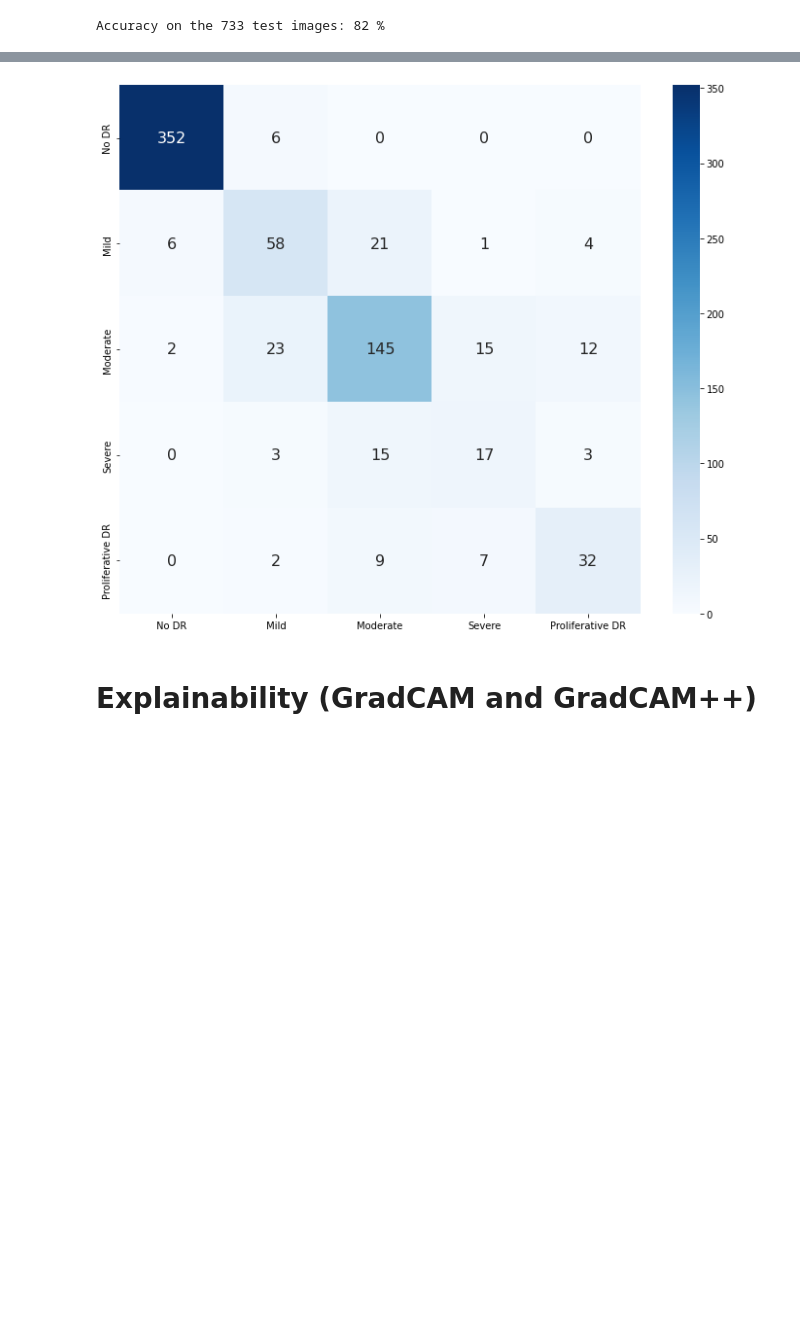
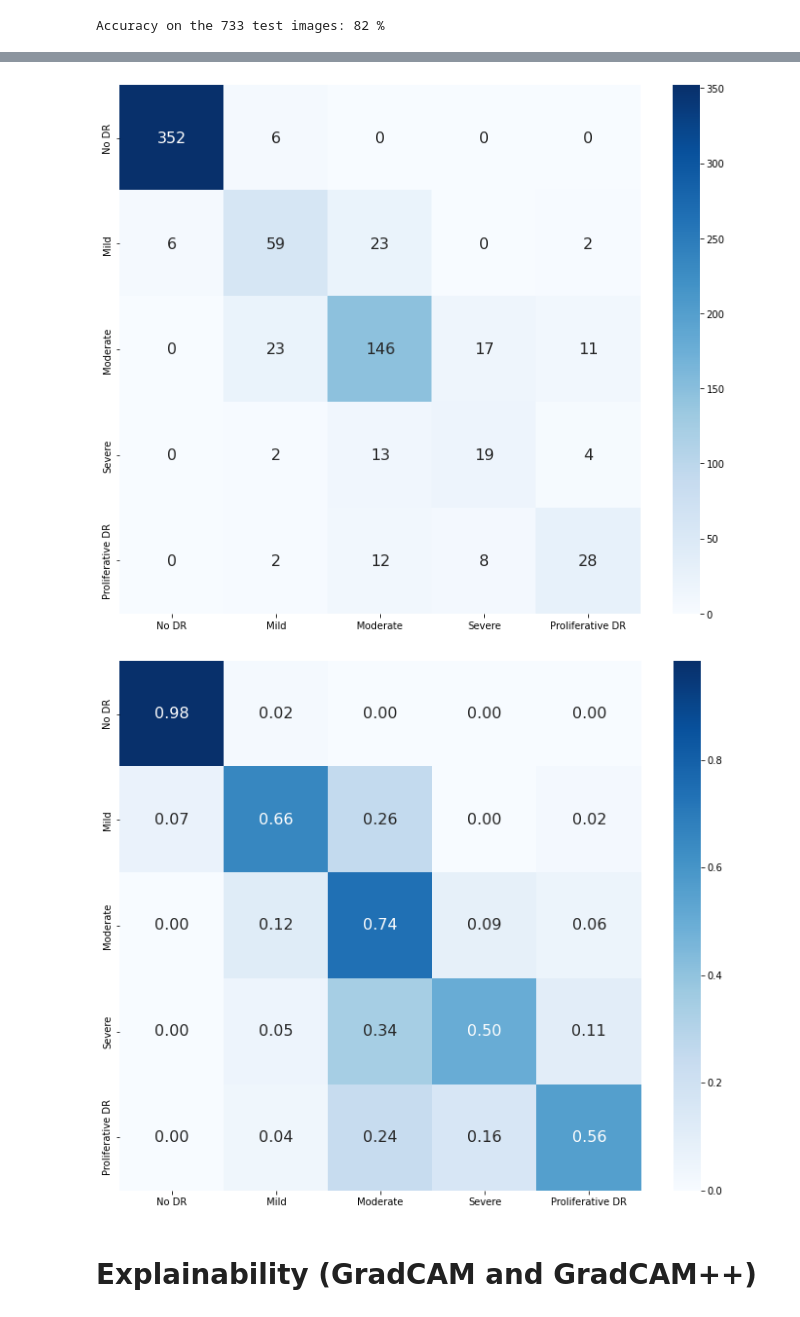
Before and after one commit to mawady/msc-retinalrecog, a Jupyter notebook: ConvNEXT_APTOS19.ipynb, the cells around one changed output, grey strips where cells are left out. Drawn from its saved outputs; the diff is of its cells as text; code cells hidden in the pictures; blank space fills up the shorter version.

```diff
--- a/ConvNEXT_APTOS19.ipynb
+++ b/ConvNEXT_APTOS19.ipynb
@@ -237,7 +232,7 @@ Total images:  3662
 Means:  [0.2786802 0.2786802 0.2786802]
 Stds:  [0.16637428 0.16637428 0.16637428]
 # %%
-# https://pytorch.org/tutorials/beginner/data_loading_tutorial.html
+# Custom Datasets [5]
 
 class DrDetectionDataset(Dataset):
     def __init__(self, csv_file, root_dir, transform=None):
@@ -261,7 +256,7 @@ global_transforms = transforms.Compose([
     transforms.Lambda(lambda image: image.convert('RGB')),
     transforms.Resize(IMG_SIZE),
     transforms.ToTensor(),
-    transforms.Normalize([0.2786802, 0.2786802, 0.2786802], [0.16637428, 0.16637428, 0.16637428])
+    transforms.Normalize(means, std)
     ])
 
 train_transforms = transforms.Compose([
@@ -272,7 +267,7 @@ train_transforms = transforms.Compose([
     transforms.RandomRotation(20),
     transforms.Resize(IMG_SIZE),
     transforms.ToTensor(),
-    transforms.Normalize([0.2786802, 0.2786802, 0.2786802], [0.16637428, 0.16637428, 0.16637428])
+    transforms.Normalize(means, std)
     ])
 
 dataset = DrDetectionDataset(DATASET_PATH + "/train.csv", PREP_PATH, transform = global_transforms)
@@ -293,7 +288,7 @@ train_size = int(len(train_dataset) - test_val_size)
 train_dataset, valid_dataset = random_split(train_dataset, [train_size, test_val_size])
 
 train_dataset.dataset.dataset.transform = train_transforms
-'''
+
 # Use a Weighted Sampler to fix class imbalances in the training set
 class_count = np.zeros(5)
 for image, label in train_dataset:
@@ -315,9 +310,8 @@ weighted_sampler = WeightedRandomSampler(
 print("Train size: ", len(train_dataset))
 print("Val size: ", len(valid_dataset))
 print("Test size: ", len(test_dataset))
-'''
-#train_loader = DataLoader(train_dataset, batch_size=BATCH_SIZE, sampler=weighted_sampler)
-train_loader = DataLoader(train_dataset, batch_size=BATCH_SIZE, shuffle=False)
+
+train_loader = DataLoader(train_dataset, batch_size=BATCH_SIZE, sampler=weighted_sampler)
 valid_loader = DataLoader(valid_dataset, batch_size=BATCH_SIZE, shuffle=True)
 test_loader = DataLoader(test_dataset, batch_size=BATCH_SIZE, shuffle=True)
 # %% [markdown]
@@ -646,5 +626,5 @@ Proliferative DR :  64.0 %
 # %%
-#https://discuss.pytorch.org/t/how-to-get-the-sensitivity-and-specificity-of-a-dataset/39373/6
+# Code to compute Specificity and Sensitivity adapted from [9]
 # Build confusion matrix
 cf_matrix = confusion_matrix(np.array(actual), np.array(predicted))
 df_cm = pd.DataFrame(cf_matrix, index = [i for i in CLASSES],
@@ -654,9 +634,17 @@ sn.heatmap(df_cm,
            annot=True,
            fmt='g',
            cmap="Blues",
-           annot_kws={
-                'fontsize': 16
-            })
+           annot_kws={'fontsize': 16})
+
+# Normalised confusion matrix
+plt.figure(figsize = (12,10))
+cf_matrix_norm = pd.DataFrame(cf_matrix.astype('float') / cf_matrix.sum(axis=1)[:, np.newaxis], index = [i for i in CLASSES],
+                     columns = [i for i in CLASSES])
+sn.heatmap(cf_matrix_norm,
+           annot=True,
+           fmt='.2f',
+           cmap="Blues",
+           annot_kws={'fontsize': 16})
 
 TP = cf_matrix.diagonal()
 TN = np.zeros(N_CLASSES).astype(int)
@@ -666,13 +654,10 @@ specificity = np.zeros(N_CLASSES)
 sensitivity = np.zeros(N_CLASSES)
 
 for c in range(N_CLASSES):
-    #idx = torch.ones(N_CLASSES).byte()
+
     idx = [x for x in range(N_CLASSES) if x != c]
-    # all non-class samples classified as non-class
     TN[c] = sum(cf_matrix[idx, idx])
-    # all non-class samples classified as class
     FP[c] = cf_matrix[idx, c].sum()
-    # all class samples not classified as class
     FN[c] = cf_matrix[c, idx].sum()
 
     specificity[c] = TN[c] / (TN[c] + FP[c])
@@ -705,4 +690,5 @@ Overall sensitivity:  0.6902187396195638
 [figure]
+[figure, added]
 # %% [markdown]
 # Explainability (GradCAM and GradCAM++)
 # %%
```
Also changed, not shown: parts of 12 cells of this notebook.
